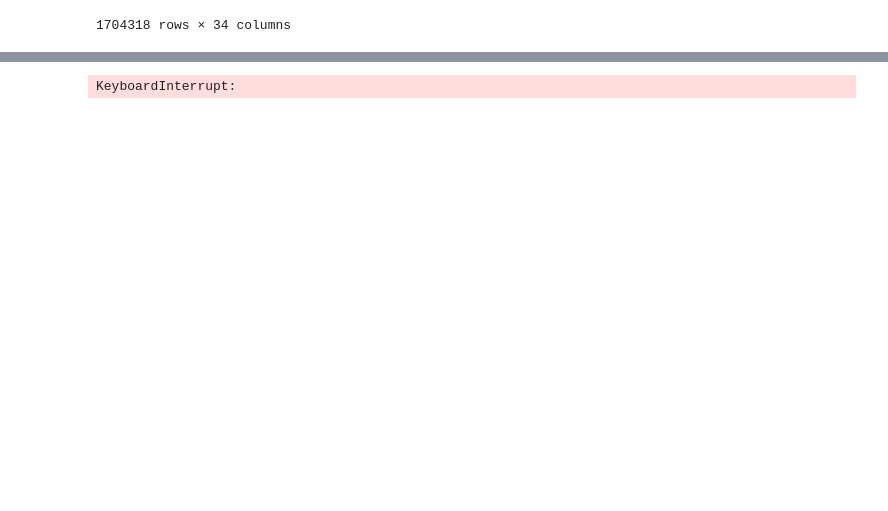
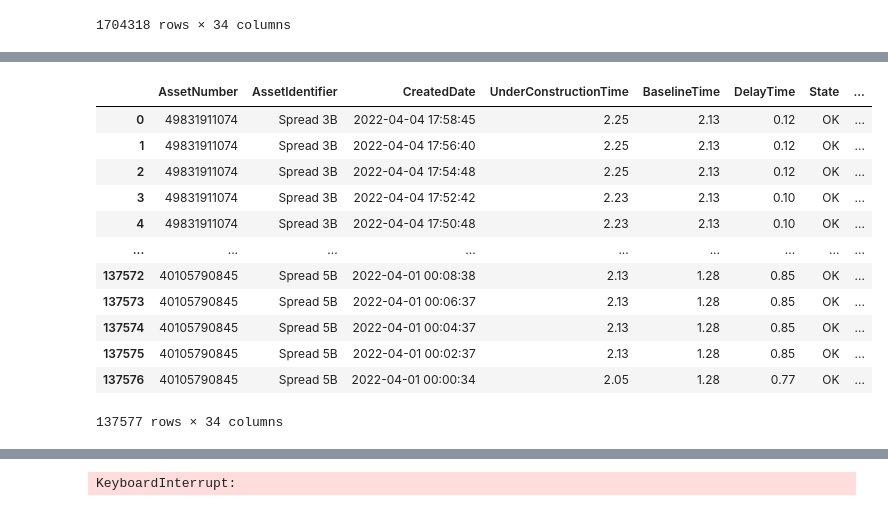
Before and after one commit to Gargoum-Lab/Workzone, a Jupyter notebook: code/feature_analysis.ipynb, the cells around one changed output, grey strips where cells are left out. Cells and saved outputs as stored; diff of their text form; code cells hidden in the pictures; blank space fills up the shorter version.

```diff
--- a/code/feature_analysis.ipynb
+++ b/code/feature_analysis.ipynb
@@ -27,5 +79,20 @@ df
 # %%
-filtered_df = df[(91 <= df['CreatedDate:DayOfYear']) & (df['CreatedDate:DayOfYear']  <= 100) & (df['CreatedDate:Year'] == 2022)]
-pd.DataFrame(filtered_df['AssetNumber'].unique()).to_csv("E:\OneDrive - UBC\Work Zone\data\TravelTimeInfo\Assets_HaveCellCoverage_April_1-10.csv")
-# filtered_df.to_csv("E:\OneDrive - UBC\Work Zone\data\TravelTimeInfo\TravelTime_HaveCellCoverage_April_1-10.csv")
+df_filtered = df[(91 <= df['CreatedDate:DayOfYear']) & (df['CreatedDate:DayOfYear']  <= 100) & (df['CreatedDate:Year'] == 2022)].reset_index(drop=True)
+# pd.DataFrame(df_filtered['AssetNumber'].unique()).to_csv("E:\OneDrive - UBC\Work Zone\data\TravelTimeInfo\Assets_HaveCellCoverage_April_1-10.csv")
+# df_filtered.to_csv("E:\OneDrive - UBC\Work Zone\data\TravelTimeInfo\TravelTime_HaveCellCoverage_April_1-10.csv")
+df_filtered
+# %% [output]
+|  | AssetNumber | AssetIdentifier | CreatedDate | UnderConstructionTime | BaselineTime | DelayTime | State | ... |
+| 0 | 49831911074 | Spread 3B | 2022-04-04 17:58:45 | 2.25 | 2.13 | 0.12 | OK | ... |
+| 1 | 49831911074 | Spread 3B | 2022-04-04 17:56:40 | 2.25 | 2.13 | 0.12 | OK | ... |
+| 2 | 49831911074 | Spread 3B | 2022-04-04 17:54:48 | 2.25 | 2.13 | 0.12 | OK | ... |
+| 3 | 49831911074 | Spread 3B | 2022-04-04 17:52:42 | 2.23 | 2.13 | 0.10 | OK | ... |
+| 4 | 49831911074 | Spread 3B | 2022-04-04 17:50:48 | 2.23 | 2.13 | 0.10 | OK | ... |
+| ... | ... | ... | ... | ... | ... | ... | ... | ... |
+| 137572 | 40105790845 | Spread 5B | 2022-04-01 00:08:38 | 2.13 | 1.28 | 0.85 | OK | ... |
+| 137573 | 40105790845 | Spread 5B | 2022-04-01 00:06:37 | 2.13 | 1.28 | 0.85 | OK | ... |
+| 137574 | 40105790845 | Spread 5B | 2022-04-01 00:04:37 | 2.13 | 1.28 | 0.85 | OK | ... |
+| 137575 | 40105790845 | Spread 5B | 2022-04-01 00:02:37 | 2.13 | 1.28 | 0.85 | OK | ... |
+| 137576 | 40105790845 | Spread 5B | 2022-04-01 00:00:34 | 2.05 | 1.28 | 0.77 | OK | ... |
+137577 rows × 34 columns
 # %%
```
Also changed, not shown: parts of 7 cells of this notebook, 1 other file.
